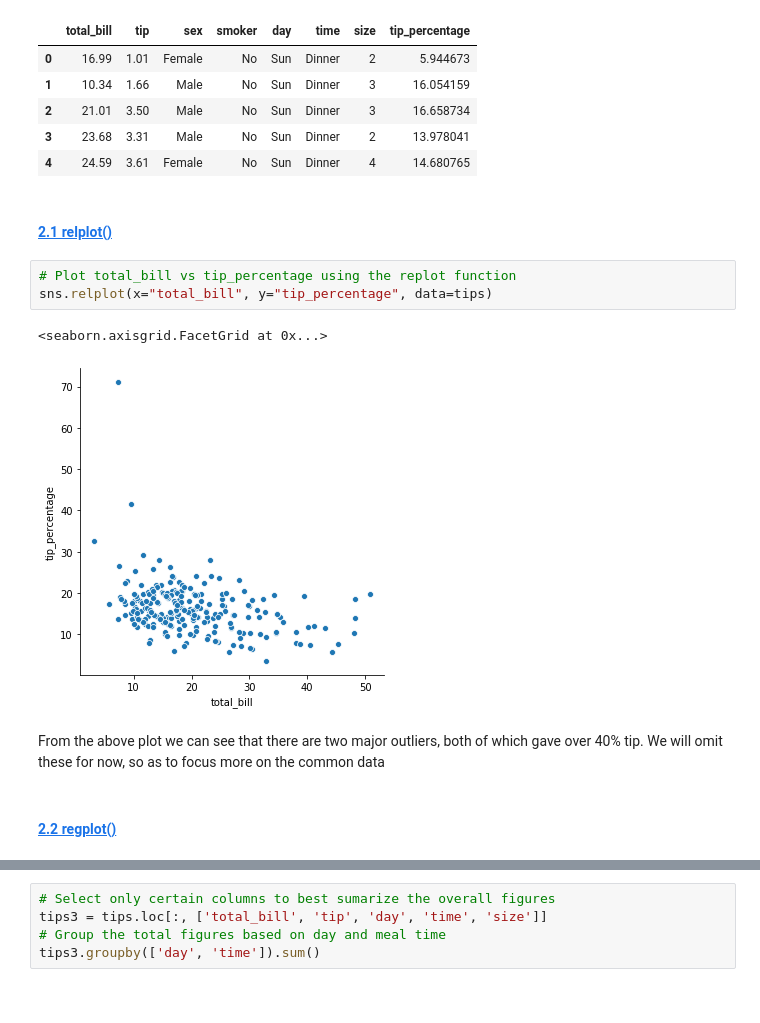
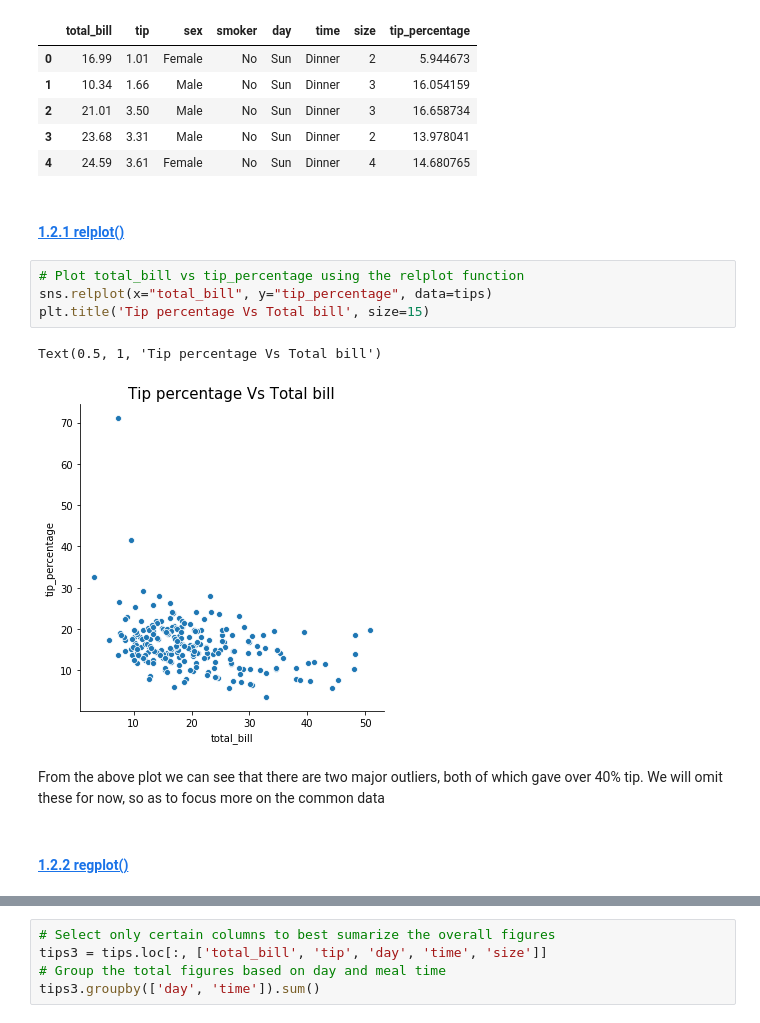
Before and after one commit to BarryClarke/Fundamentals---Assessment-2019, a Jupyter notebook: Tips dataset.ipynb, the cells around one changed output, grey strips where cells are left out. Cells and saved outputs as stored; diff of their text form.

```diff
--- a/Tips dataset.ipynb
+++ b/Tips dataset.ipynb
@@ -162,17 +177,18 @@ tips.head()
 | 3 | 23.68 | 3.31 | Male | No | Sun | Dinner | 2 | 13.978041 |
 | 4 | 24.59 | 3.61 | Female | No | Sun | Dinner | 4 | 14.680765 |
 # %% [markdown]
-#### [2.1 relplot()](https://seaborn.pydata.org/generated/seaborn.relplot.html#seaborn.relplot)
+#### [1.2.1 relplot()](https://seaborn.pydata.org/generated/seaborn.relplot.html#seaborn.relplot)
 # %%
-# Plot total_bill vs tip_percentage using the replot function
+# Plot total_bill vs tip_percentage using the relplot function
 sns.relplot(x="total_bill", y="tip_percentage", data=tips)
+plt.title('Tip percentage Vs Total bill', size=15)
 # %% [output]
-<seaborn.axisgrid.FacetGrid at 0x...>
+Text(0.5, 1, 'Tip percentage Vs Total bill')
-[figure, old version]
+[figure, new version]
 # %% [markdown]
 From the above plot we can see that there are two major outliers, both of which gave over 40% tip. We will omit these for now, so as to focus more on the common data
 # %% [markdown]
-#### [2.2 regplot()](https://seaborn.pydata.org/generated/seaborn.regplot.html#seaborn.regplot)
+#### [1.2.2 regplot()](https://seaborn.pydata.org/generated/seaborn.regplot.html#seaborn.regplot)
 # %%
 # Omit any data where tip_percentage is greater than 40%
 tips2 = tips[tips.tip_percentage<40]
```
Also changed, not shown: parts of 29 cells of this notebook.
